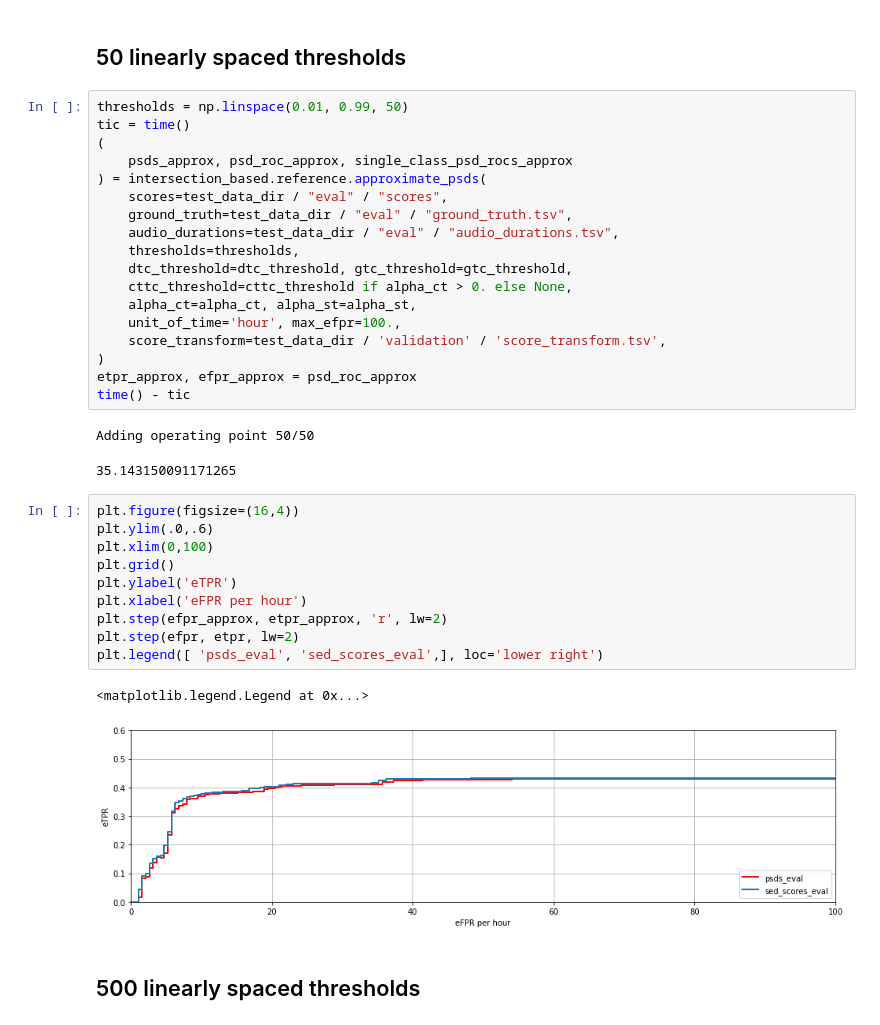
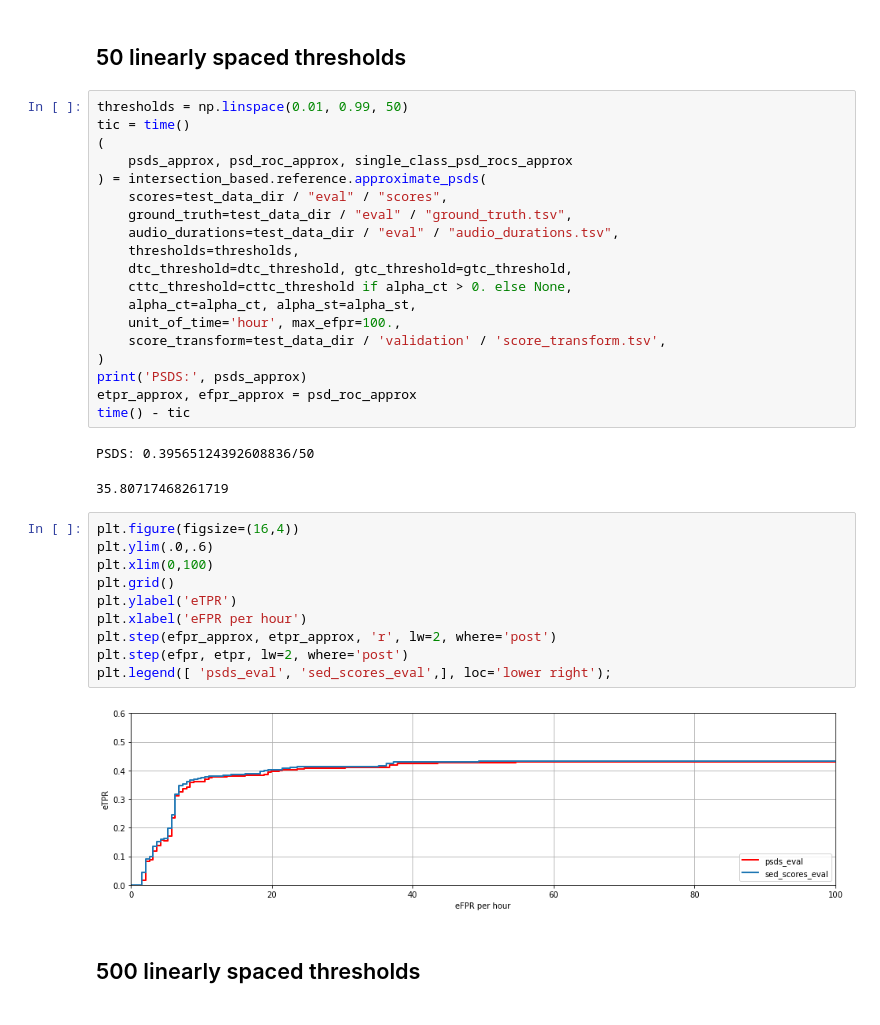
Before and after one commit to fgnt/sed_scores_eval, a Jupyter notebook: notebooks/psds.ipynb, the cells around one changed output. Cells and saved outputs as stored; diff of their text form.

```diff
--- a/notebooks/psds.ipynb
+++ b/notebooks/psds.ipynb
@@ -140,24 +141,24 @@ tic = time()
     unit_of_time='hour', max_efpr=100.,
     score_transform=test_data_dir / 'validation' / 'score_transform.tsv',
 )
+print('PSDS:', psds_approx)
 etpr_approx, efpr_approx = psd_roc_approx
 time() - tic
 # %% [output]
-Adding operating point 50/50
+PSDS: 0.39565124392608836/50
-35.143150091171265
+35.80717468261719
 # %%
 plt.figure(figsize=(16,4))
 plt.ylim(.0,.6)
 plt.xlim(0,100)
 plt.grid()
 plt.ylabel('eTPR')
 plt.xlabel('eFPR per hour')
-plt.step(efpr_approx, etpr_approx, 'r', lw=2)
-plt.step(efpr, etpr, lw=2)
-plt.legend([ 'psds_eval', 'sed_scores_eval',], loc='lower right')
+plt.step(efpr_approx, etpr_approx, 'r', lw=2, where='post')
+plt.step(efpr, etpr, lw=2, where='post')
+plt.legend([ 'psds_eval', 'sed_scores_eval',], loc='lower right');
 # %% [output]
-<matplotlib.legend.Legend at 0x...>
-[figure, old version]
+[figure, new version]
 # %% [markdown]
 ## 500 linearly spaced thresholds
 # %%
```
Also changed, not shown: parts of 8 cells of this notebook.
